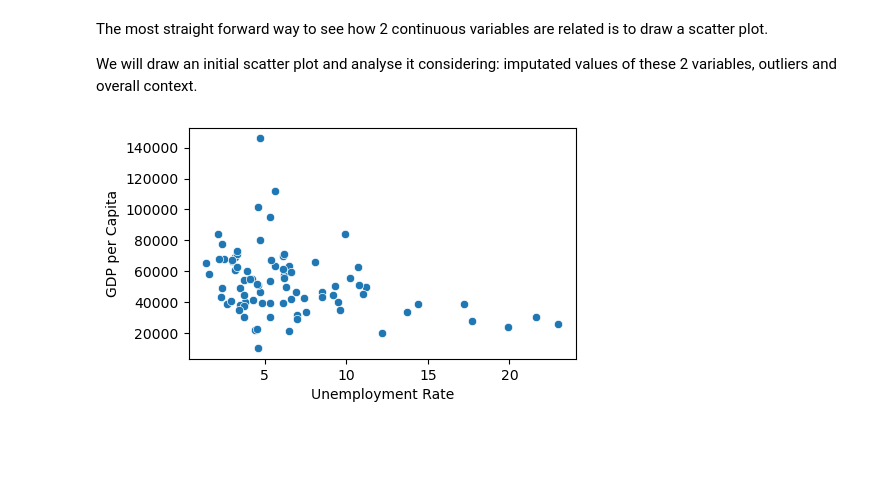
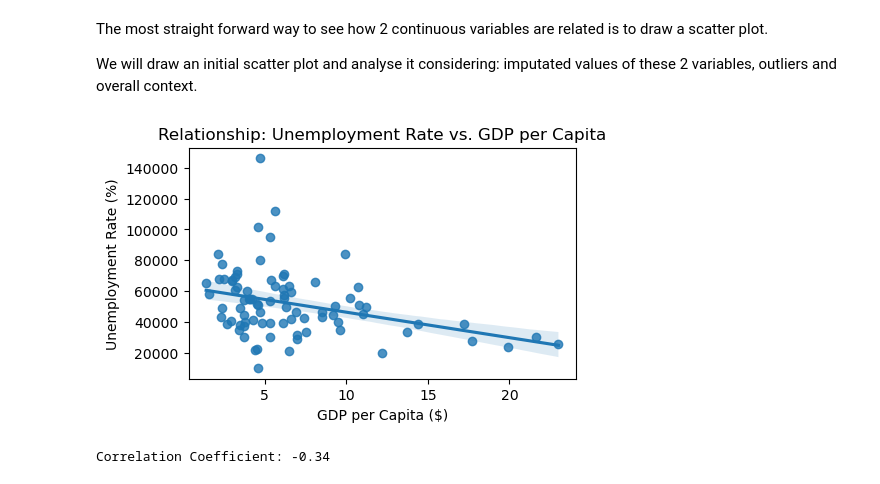
Before and after one commit to gugaffranco/ProgrammingForDataScienceG825, a Jupyter notebook: Data_Exploration.ipynb, the cells around one changed output. Saved outputs shown, nothing was run; the diff lists cells and outputs as text; code cells hidden in the pictures.

```diff
--- a/Data_Exploration.ipynb
+++ b/Data_Exploration.ipynb
@@ -1900,12 +1900,20 @@ Day, Month and Year that the last update occured:
 # %%
 plt.figure(figsize=(5, 3))
 
-sns.scatterplot(data = city_data,
+sns.regplot(data = city_data,
                 x = 'Unemployment Rate',
                 y = 'GDP per Capita')
 
+plt.title('Relationship: Unemployment Rate vs. GDP per Capita')
+
+plt.xlabel('GDP per Capita ($)')
+plt.ylabel('Unemployment Rate (%)')
+
 plt.show()
 # %% [output]
-[figure, old version]
+[figure, new version]
-# %% [markdown]
-<p>
+# %%
+correlation = city_data['GDP per Capita'].corr(city_data['Unemployment Rate'])
+print(f"Correlation Coefficient: {correlation:.2f}")
+# %% [output]
+Correlation Coefficient: -0.34
```
Also changed, not shown: parts of 6 cells of this notebook.
